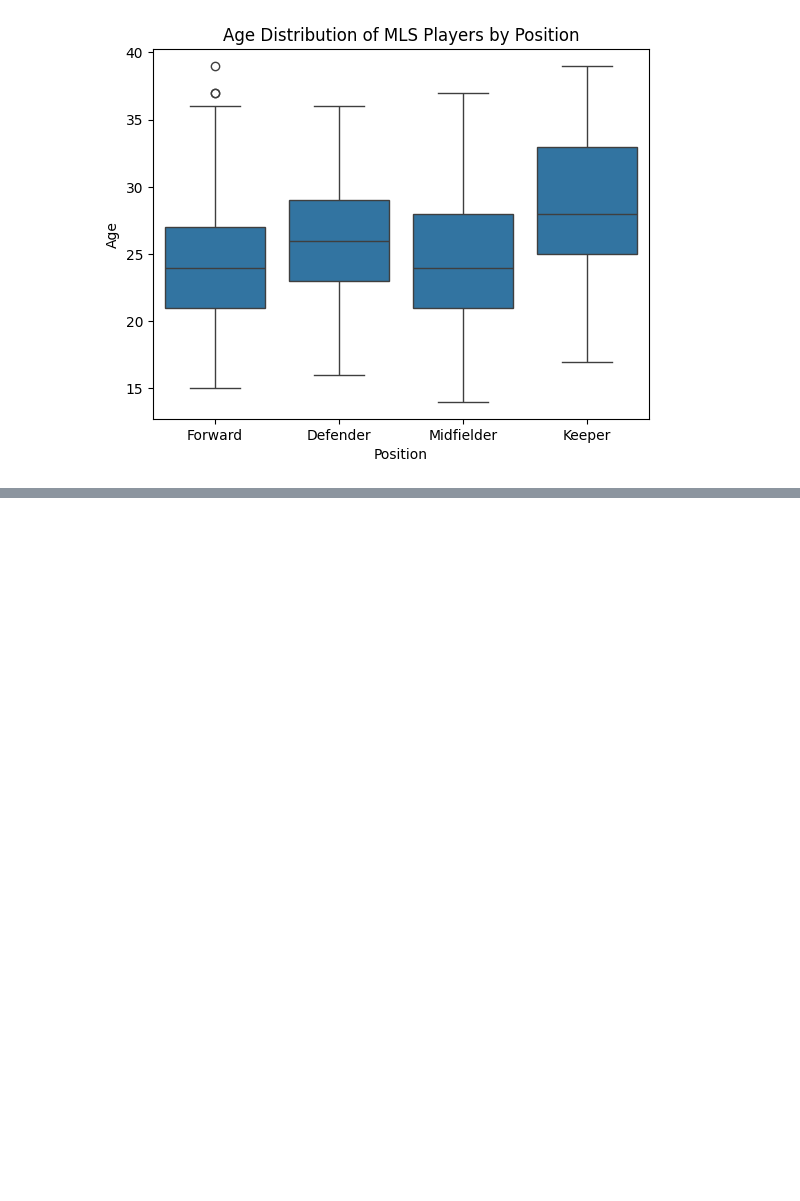
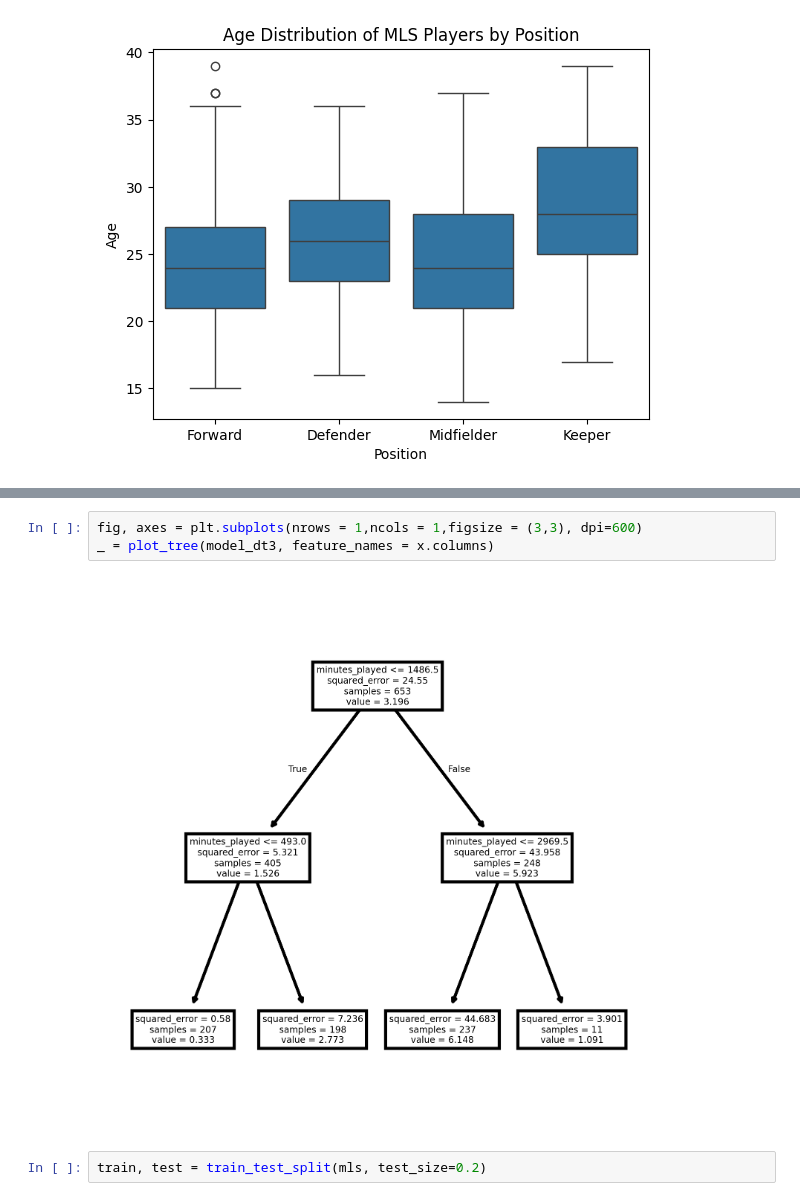
Before and after one commit to rubeng77/MLS-Player-Stats-24, a Jupyter notebook: MLS_Player_Stats_Anaysis.ipynb, the cells around one changed output, grey strips where cells are left out. Drawn from its saved outputs; the diff is of its cells as text; blank space fills up the shorter version.

```diff
--- a/MLS_Player_Stats_Anaysis.ipynb
+++ b/MLS_Player_Stats_Anaysis.ipynb
@@ -140,0 +242,7 @@ Text(0, 0.5, 'Age')
+# %%
+fig, axes = plt.subplots(nrows = 1,ncols = 1,figsize = (3,3), dpi=600)
+_ = plot_tree(model_dt3, feature_names = x.columns)
+# %% [output]
+[figure, added]
+# %%
+train, test = train_test_split(mls, test_size=0.2)
```
Also changed, not shown: parts of 34 cells of this notebook.
